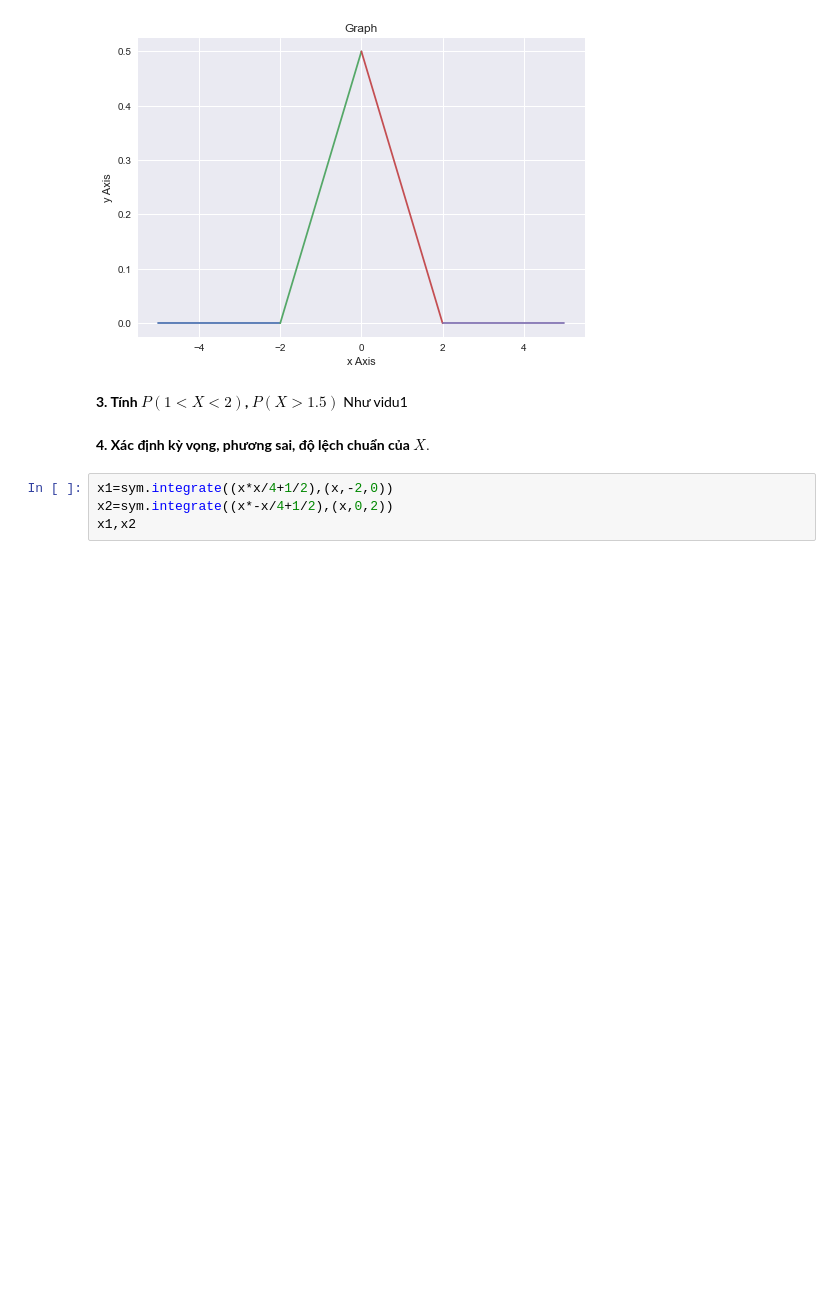
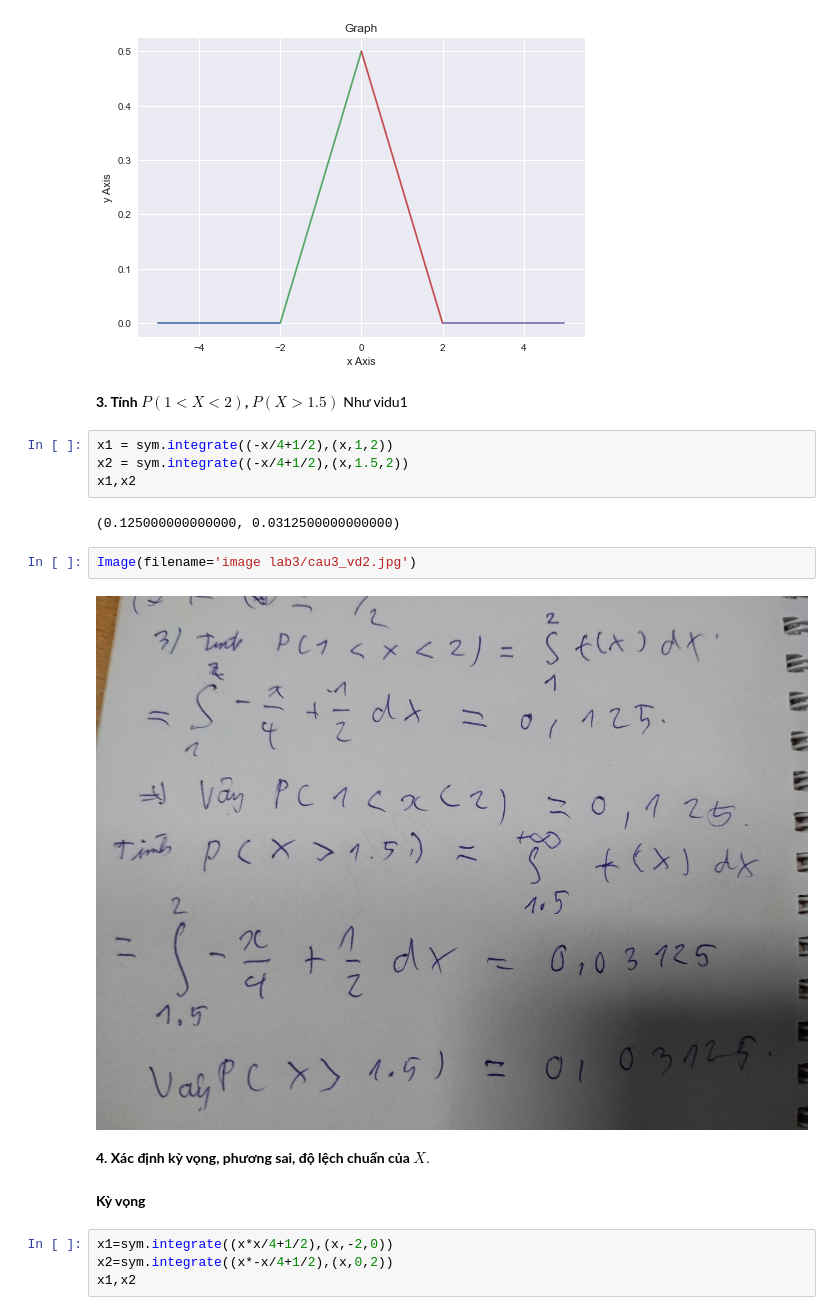
Before and after one commit to Bagumeow/probability_DS, a Jupyter notebook: lab3 - XS.ipynb, the cells around one changed output. Saved outputs shown, nothing was run; the diff lists cells and outputs as text; blank space fills up the shorter version.

```diff
--- a/lab3 - XS.ipynb
+++ b/lab3 - XS.ipynb
@@ -152,8 +169,20 @@ ax.set_title('Graph');
 # %% [markdown]
 **3. Tính $P(1 < X < 2)$, $P(X > 1.5)$**
 Như vidu1
+# %%
+x1 = sym.integrate((-x/4+1/2),(x,1,2))
+x2 = sym.integrate((-x/4+1/2),(x,1.5,2))
+x1,x2
+# %% [output]
+(0.125000000000000, 0.0312500000000000)
+# %%
+Image(filename='image lab3/cau3_vd2.jpg')
+# %% [output]
+[figure, added]
 # %% [markdown]
 **4. Xác định kỳ vọng, phương sai, độ lệch chuẩn của $X.$**
+# %% [markdown]
+**Kỳ vọng**
 # %%
 x1=sym.integrate((x*x/4+1/2),(x,-2,0))
 x2=sym.integrate((x*-x/4+1/2),(x,0,2))
```
Also changed, not shown: parts of 12 cells of this notebook, 5 other files.
